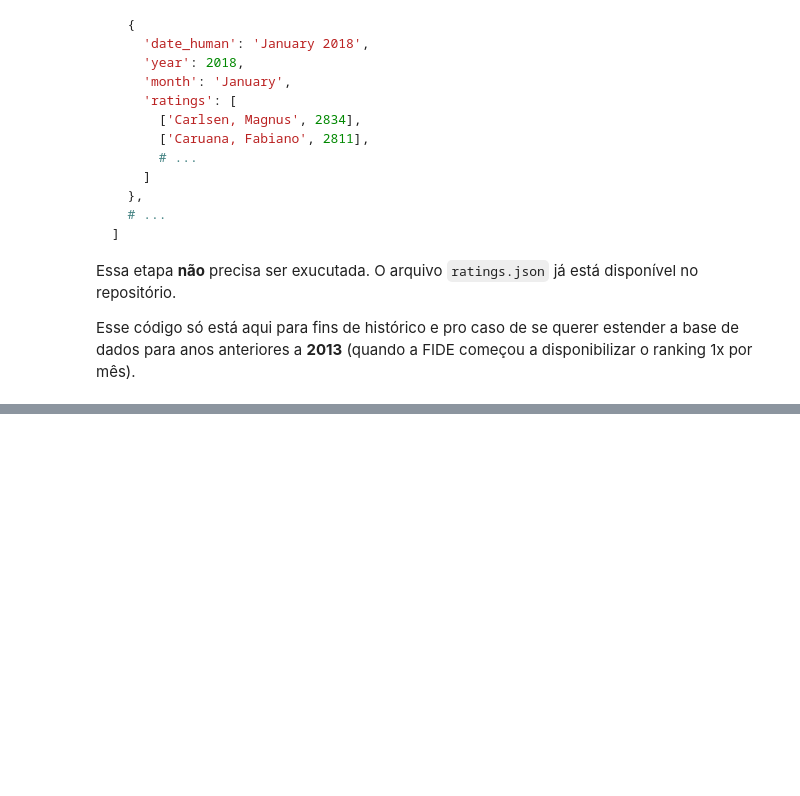
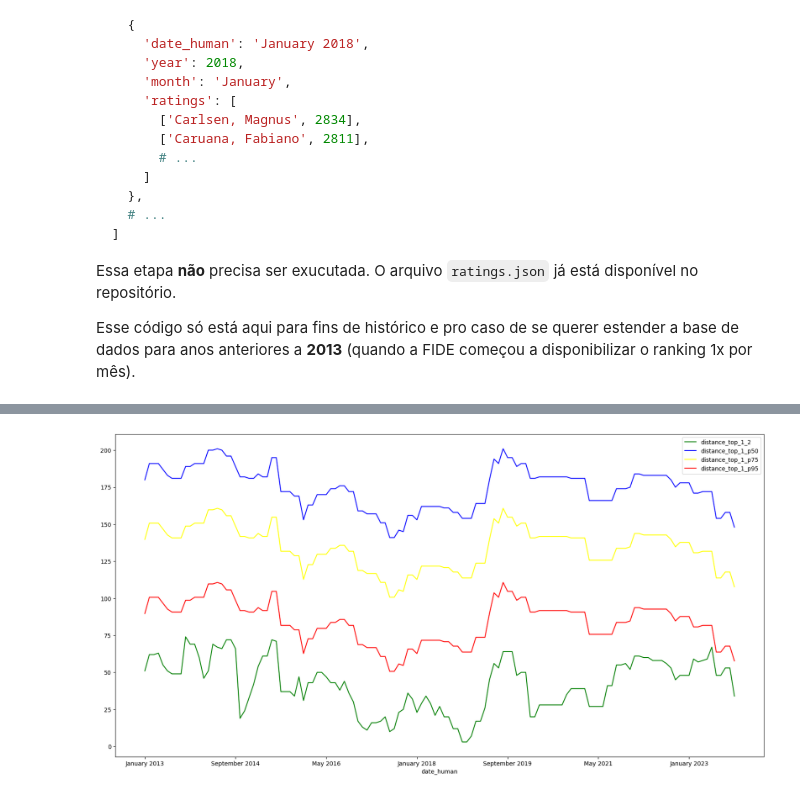
Before and after one commit to lucasrodcosta/chess_analysis, a Jupyter notebook: analysis.ipynb, the cells around one changed output, grey strips where cells are left out. Drawn from its saved outputs; the diff is of its cells as text; code cells hidden in the pictures; blank space fills up the shorter version.

```diff
--- a/analysis.ipynb
+++ b/analysis.ipynb
@@ -99,0 +163,20 @@ Fim!
+# %%
+data = []
+
+for index, row in ratings_df.iterrows():
+    top_1_rating = row['ratings'][0][1]
+    top_2_rating = row['ratings'][1][1]
+    p50 = np.percentile(all_ratings, 50)
+    p75 = np.percentile(all_ratings, 75)
+    p95 = np.percentile(all_ratings, 95)
+
+    data.append({
+        'date_human': row['date_human'],
+        'distance_top_1_2': (top_1_rating - top_2_rating),
+        'distance_top_1_p50': (top_1_rating - p50),
+        'distance_top_1_p75': (top_1_rating - p75),
+        'distance_top_1_p95': (top_1_rating - p95),
+    })
+
+df = pd.DataFrame(data)
+df
@@ -99,0 +197,12 @@ Fim!
+# %%
+plt.rcParams['figure.figsize'] = [20, 10]
+
+ax = plt.gca()
+df.plot(kind='line', x='date_human', y='distance_top_1_2', color='green', ax=ax)
+df.plot(kind='line', x='date_human', y='distance_top_1_p50', color='blue', ax=ax)
+df.plot(kind='line', x='date_human', y='distance_top_1_p75', color='yellow', ax=ax)
+df.plot(kind='line', x='date_human', y='distance_top_1_p95', color='red', ax=ax)
+
+plt.show()
+# %% [output]
+[figure, added]
```
Also changed, not shown: parts of 12 cells of this notebook, 1 other file.
